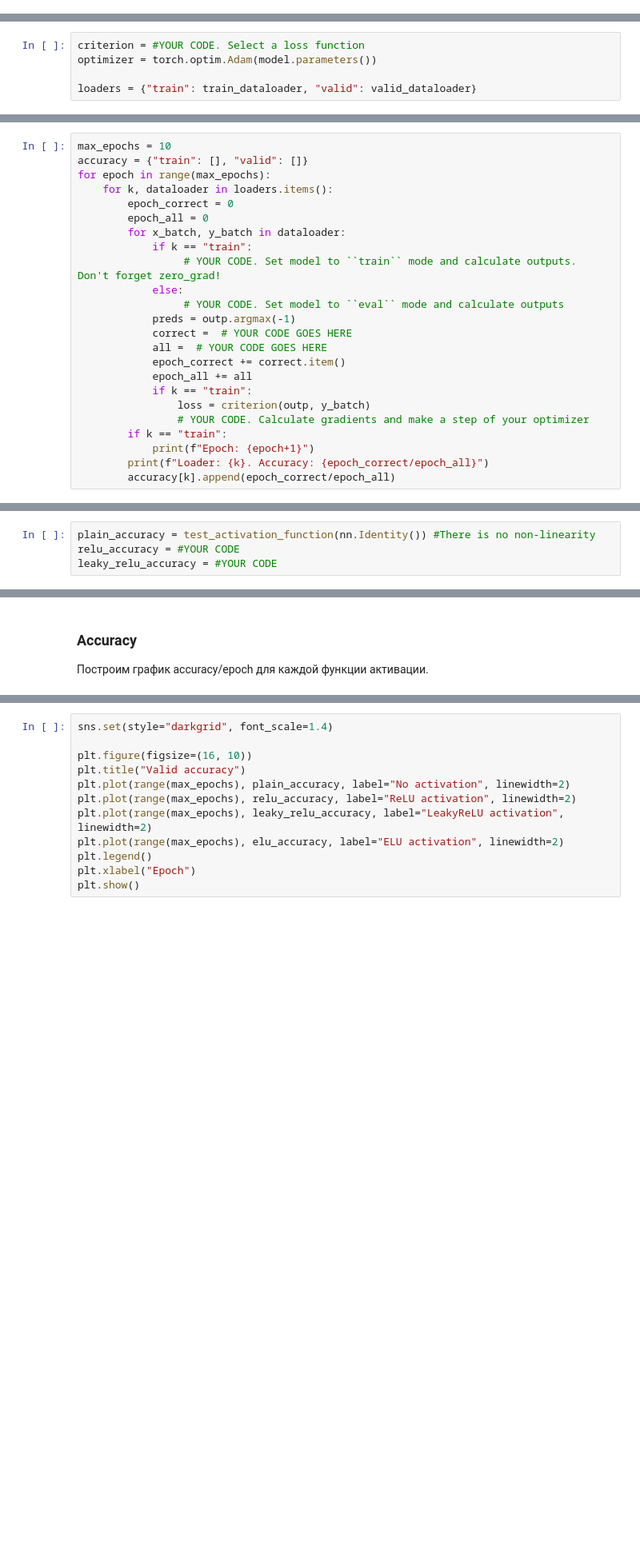
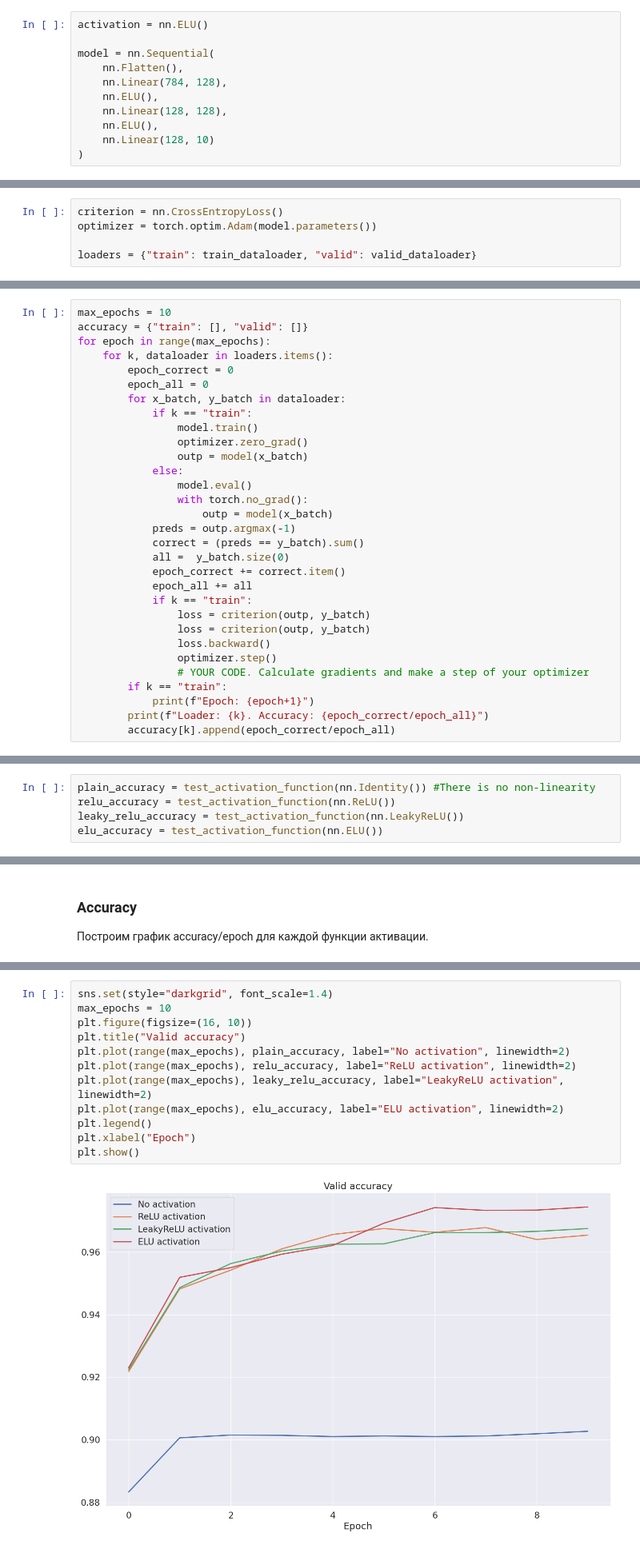
Before and after one commit to neverexz/ml_tasks, a Jupyter notebook: dls/hw_4_conv_cnn.ipynb, the cells around one changed output, grey strips where cells are left out. Shown at 80% size. Cells and saved outputs as stored; diff of their text form; blank space fills up the shorter version.

```diff
--- a/dls/hw_4_conv_cnn.ipynb
+++ b/dls/hw_4_conv_cnn.ipynb
@@ -295,3 +288,14 @@ model = nn.Sequential(
+# %%
+activation = nn.ELU()
+
+model = nn.Sequential(
+    nn.Flatten(),
+    nn.Linear(784, 128),
+    nn.ELU(),
+    nn.Linear(128, 128),
+    nn.ELU(),
+    nn.Linear(128, 10)
+)
 # %% [markdown]
 Задайте лосс для обучения (кросс-энтропия).
 
@@ -333,7 +337,7 @@ $
 L = -\sum_{i=1}^{C} y_i \log(\hat{y}_i) = - y_2 \cdot log(\hat{y}_2) = - 1 \cdot log(0.6) \approx 0.51
 $
 # %%
-criterion = #YOUR CODE. Select a loss function
+criterion = nn.CrossEntropyLoss()
 optimizer = torch.optim.Adam(model.parameters())
 
 loaders = {"train": train_dataloader, "valid": valid_dataloader}
@@ -373,16 +380,23 @@ for epoch in range(max_epochs):
         epoch_all = 0
         for x_batch, y_batch in dataloader:
             if k == "train":
-                 # YOUR CODE. Set model to ``train`` mode and calculate outputs. Don't forget zero_grad!
+                model.train()
+                optimizer.zero_grad()
+                outp = model(x_batch)
             else:
-                 # YOUR CODE. Set model to ``eval`` mode and calculate outputs
+                model.eval()
+                with torch.no_grad():
+                    outp = model(x_batch)
             preds = outp.argmax(-1)
-            correct =  # YOUR CODE GOES HERE
-            all =  # YOUR CODE GOES HERE
+            correct = (preds == y_batch).sum()
+            all =  y_batch.size(0)
             epoch_correct += correct.item()
             epoch_all += all
             if k == "train":
                 loss = criterion(outp, y_batch)
+                loss = criterion(outp, y_batch)
+                loss.backward()
+                optimizer.step()
                 # YOUR CODE. Calculate gradients and make a step of your optimizer
         if k == "train":
             print(f"Epoch: {epoch+1}")
@@ -426,4 +484,5 @@ def test_activation_function(activation):
 # %%
 plain_accuracy = test_activation_function(nn.Identity()) #There is no non-linearity
-relu_accuracy = #YOUR CODE
-leaky_relu_accuracy = #YOUR CODE
+relu_accuracy = test_activation_function(nn.ReLU())
+leaky_relu_accuracy = test_activation_function(nn.LeakyReLU())
+elu_accuracy = test_activation_function(nn.ELU())
@@ -433,15 +514,17 @@ leaky_relu_accuracy = #YOUR CODE
 # %%
 sns.set(style="darkgrid", font_scale=1.4)
-
+max_epochs = 10
 plt.figure(figsize=(16, 10))
 plt.title("Valid accuracy")
 plt.plot(range(max_epochs), plain_accuracy, label="No activation", linewidth=2)
 plt.plot(range(max_epochs), relu_accuracy, label="ReLU activation", linewidth=2)
 plt.plot(range(max_epochs), leaky_relu_accuracy, label="LeakyReLU activation", linewidth=2)
 plt.plot(range(max_epochs), elu_accuracy, label="ELU activation", linewidth=2)
 plt.legend()
 plt.xlabel("Epoch")
 plt.show()
+# %% [output]
+[figure, added]
 # %%
 plt.figure(figsize=(16, 10))
 plt.title("Valid accuracy")
```
Also changed, not shown: parts of 17 cells of this notebook.
